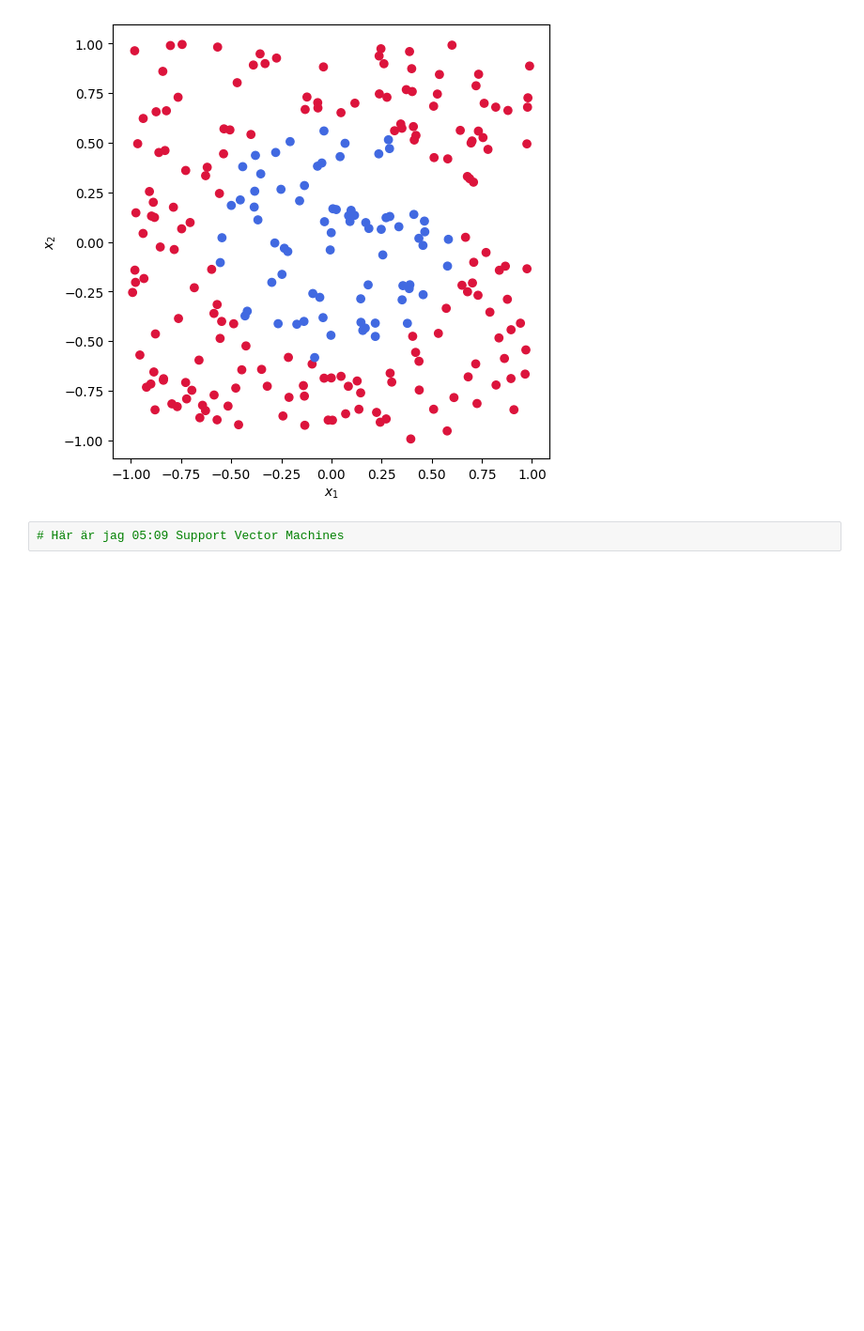
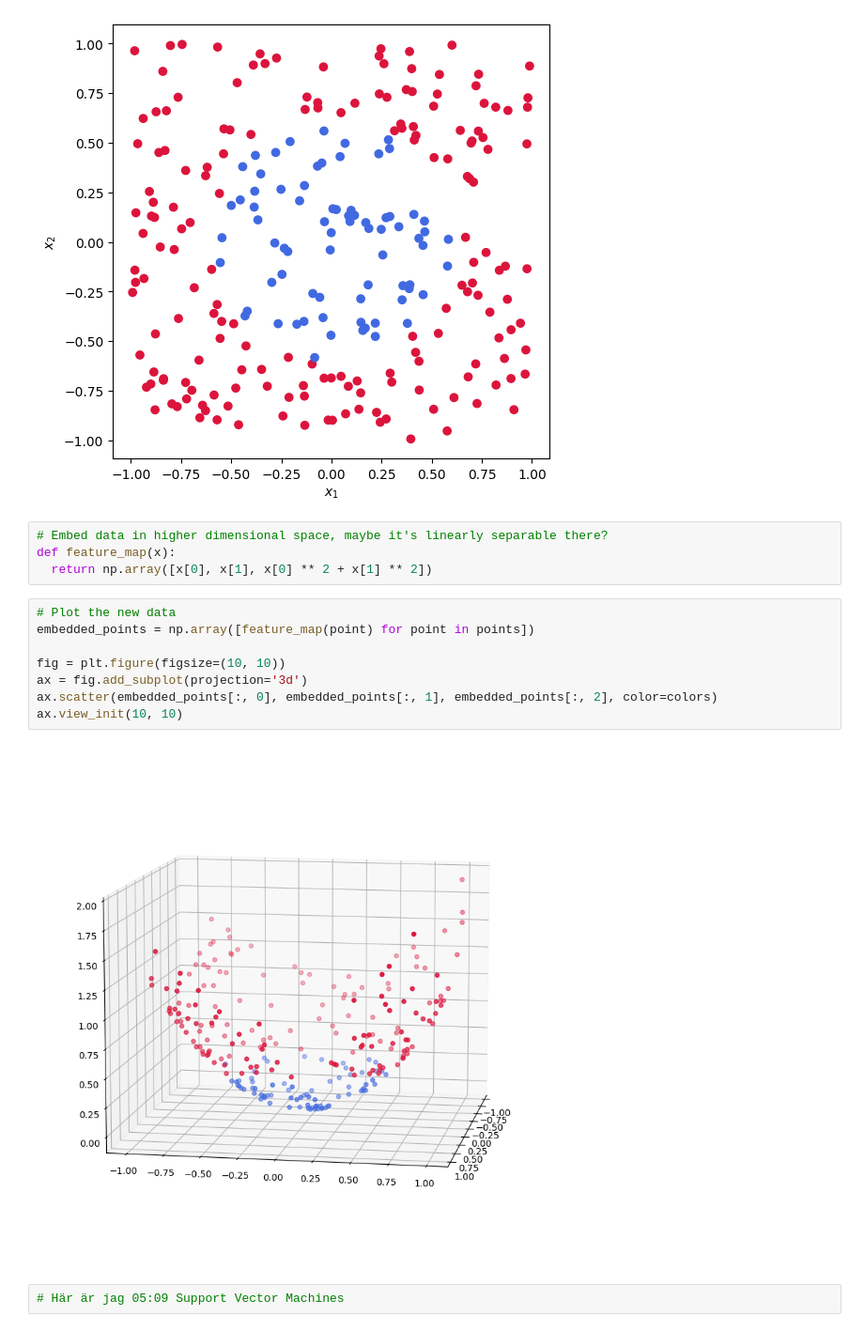
Before and after one commit to JonasHagstrom79/QMLSupportVectorMachines, a Jupyter notebook: QMLSupportVectorMachines.ipynb, the cells around one changed output. Shown at 94% size. Drawn from its saved outputs; the diff is of its cells as text; blank space fills up the shorter version.

```diff
--- a/QMLSupportVectorMachines.ipynb
+++ b/QMLSupportVectorMachines.ipynb
@@ -106,5 +106,19 @@ plt.ylabel("$x_2$")
 # %% [output]
 Text(0, 0.5, '$x_2$')
 [figure]
+# %%
+# Embed data in higher dimensional space, maybe it's linearly separable there?
+def feature_map(x):
+  return np.array([x[0], x[1], x[0] ** 2 + x[1] ** 2])
+# %%
+# Plot the new data
+embedded_points = np.array([feature_map(point) for point in points])
+
+fig = plt.figure(figsize=(10, 10))
+ax = fig.add_subplot(projection='3d')
+ax.scatter(embedded_points[:, 0], embedded_points[:, 1], embedded_points[:, 2], color=colors)
+ax.view_init(10, 10)
+# %% [output]
+[figure, added]
 # %%
 # Här är jag 05:09 Support Vector Machines
```
